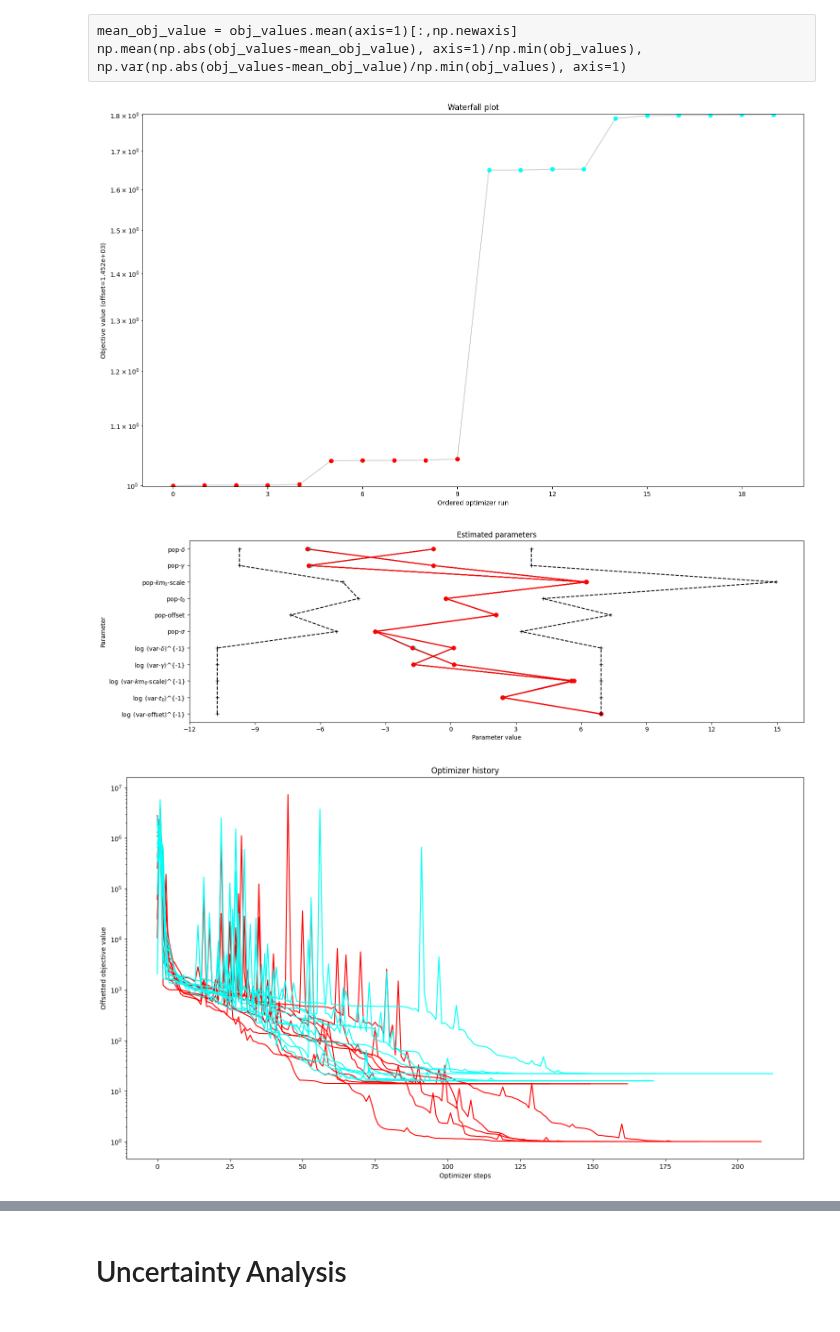
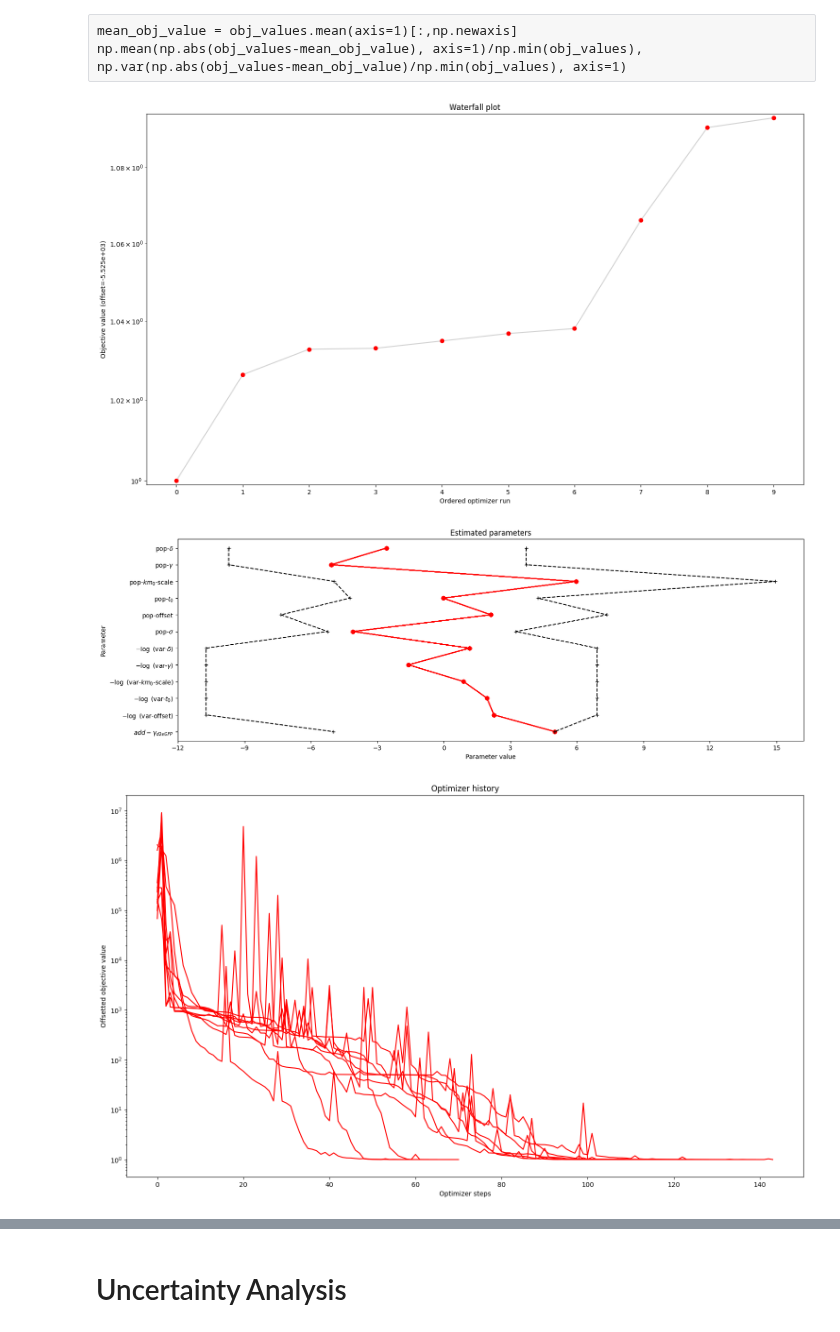
Before and after one commit to arrjon/Amortized-NLME-Models, a Jupyter notebook: Examples/Amortized NLME Inference.ipynb, the cells around one changed output, grey strips where cells are left out. Cells and saved outputs as stored; diff of their text form; code cells hidden in the pictures.

Commit message:
bug fix in covariates mapping

```diff
--- a/Examples/Amortized NLME Inference.ipynb
+++ b/Examples/Amortized NLME Inference.ipynb
@@ -195,23 +195,26 @@ use_covariates = False
 # %%
 # build covariate mapping if needed
 covariates_bounds = None
+covariate_mapping = None
+covariates = None
 covariates_names = []
 
-if 'Froehlich' in model_name and use_covariates:
+if use_covariates and 'fröhlich' in model_name:
     # experiment specific gamma
     covariates_names = ['$add-\gamma_{d2eGFP}$']
-    covariates_bounds = np.array([[-1, 1]])
-elif 'clairon' in model_name and use_covariates:
+    covariates_bounds = np.array([[-5, 5]])
+elif use_covariates and 'clairon' in model_name:
     covariates_names = ['c_age', 'c_gender']
     covariates_bounds = np.array([[-1, 1], [-1, 1]])
 # %%
-if use_covariates and 'Froehlich' in model_name:
+if use_covariates and 'fröhlich' in model_name:
     index_gamma = [i for i, x in enumerate(individual_model.param_names) if 'gamma' in x][0]
 
     # obs_data consists of two groups, first group is eGFP, second group is d2eGFP
-    assert len(obs_data) == 2, 'you should load two groups of data'
-    covariates = np.concatenate((np.zeros(len(obs_data[0])), np.ones(len(obs_data[1]))))[:, np.newaxis]
-    obs_data = np.concatenate((obs_data[0], obs_data[1]))
+    if covariates is None:
+        assert len(obs_data) == 2, 'you should load two groups of data'
+        covariates = np.concatenate((np.zeros(len(obs_data[0])), np.ones(len(obs_data[1]))))[:, np.newaxis]
+        obs_data = np.concatenate((obs_data[0], obs_data[1]))
 
     def multi_experiment_mapping(param_samples: np.ndarray,
                                  covariates: np.ndarray,
@@ -262,20 +265,6 @@ elif use_covariates and 'clairon' in model_name:
         return param_samples
 
     covariate_mapping = [additive_covariate_mapping, multiplicative_covariate_mapping][0]
-else:
-    covariate_mapping = None
-    covariates = None
-
-obj_fun_amortized = ObjectiveFunctionNLME(model_name=individual_model.name,
-                                          param_samples=np.empty((1,1,1)),
-                                          prior_mean=individual_model.prior_mean,
-                                          prior_std=individual_model.prior_std,
-                                          covariance_format=cov_type,
-                                          covariates=covariates,
-                                          covariate_mapping=covariate_mapping,
-                                          prior_type=individual_model.prior_type,
-                                          prior_bounds=individual_model.prior_bounds if hasattr(individual_model, 'prior_bounds') else None,  # for uniform prior
-                                          )
 # %%
 mixed_effect_params_names = create_mixed_effect_model_param_names(individual_model.param_names,
                                                                   cov_type=cov_type,
@@ -337,10 +326,11 @@ elif 'Clairon' in individual_model.name:
 else:
     raise NotImplementedError('model not yet implemented')
 
+# "fix" is here in the context of parameters which are not optimized
 fixed_indices, fixed_values = create_fixed_params(fix_names=fix_names,
                                                   fixed_values=fixed_values,
                                                   params_list=mixed_effect_params_names,
-                                                  fix_low_correlation=False,  # only applies to cholesky covariance
+                                                  fix_low_correlation=True,  # only applies to cholesky covariance
                                                   high_correlation_pairs=high_correlation_pairs)
 print(mixed_effect_params_names)
 # note: inf values in fixed_values will be set to upper or lower bound respectively
@@ -371,10 +348,12 @@ result_optimization = run_population_optimization(
     individual_model=individual_model,
     data=obs_data,
     param_names=mixed_effect_params_names,
-    objective_function=obj_fun_amortized,
-    n_multi_starts=20,
+    cov_type=cov_type,
+    n_multi_starts=10,
     n_samples_opt=50,
     covariates_bounds=covariates_bounds,
+    covariates=covariates,
+    covariate_mapping=covariate_mapping,
     x_fixed_indices=fixed_indices,
     x_fixed_vals=fixed_values,
     file_name=None, #'../output/test_results.hdf5',
@@ -431,11 +412,11 @@ np.mean(np.abs(obj_values-mean_obj_value), axis=1)/np.min(obj_values), np.var(np
 #result_optimization2 = OptimizationResultHDF5Reader(f'output/scalability/{model.name}_cells_{n_data}_samples_{50}.hd5').read()
 #results = result_optimization.optimize_result.as_dataframe()['x']
 # %%
-visualize_pesto_result(result_optimization)
+visualize_pesto_result(result_optimization, use_batch_coloring=True)
 # %% [output]
-[figure, old version]
+[figure, new version]
-[figure, old version]
+[figure, new version]
-[figure, old version]
+[figure, new version]
 # %%
 # show best result
 estimated_beta = results[0][:individual_model.n_params]
```
Also changed, not shown: parts of 14 cells of this notebook, 5 other files.
